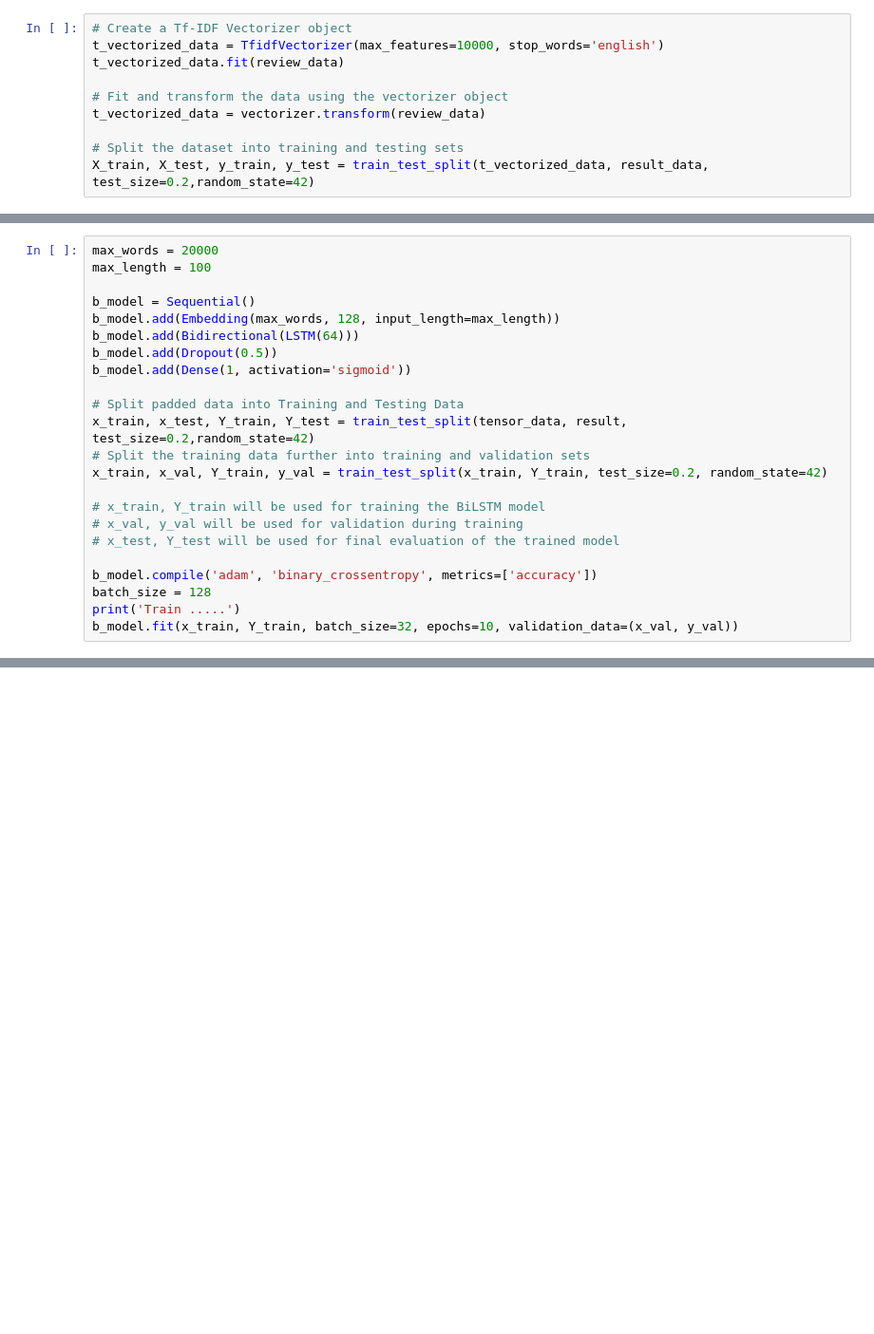
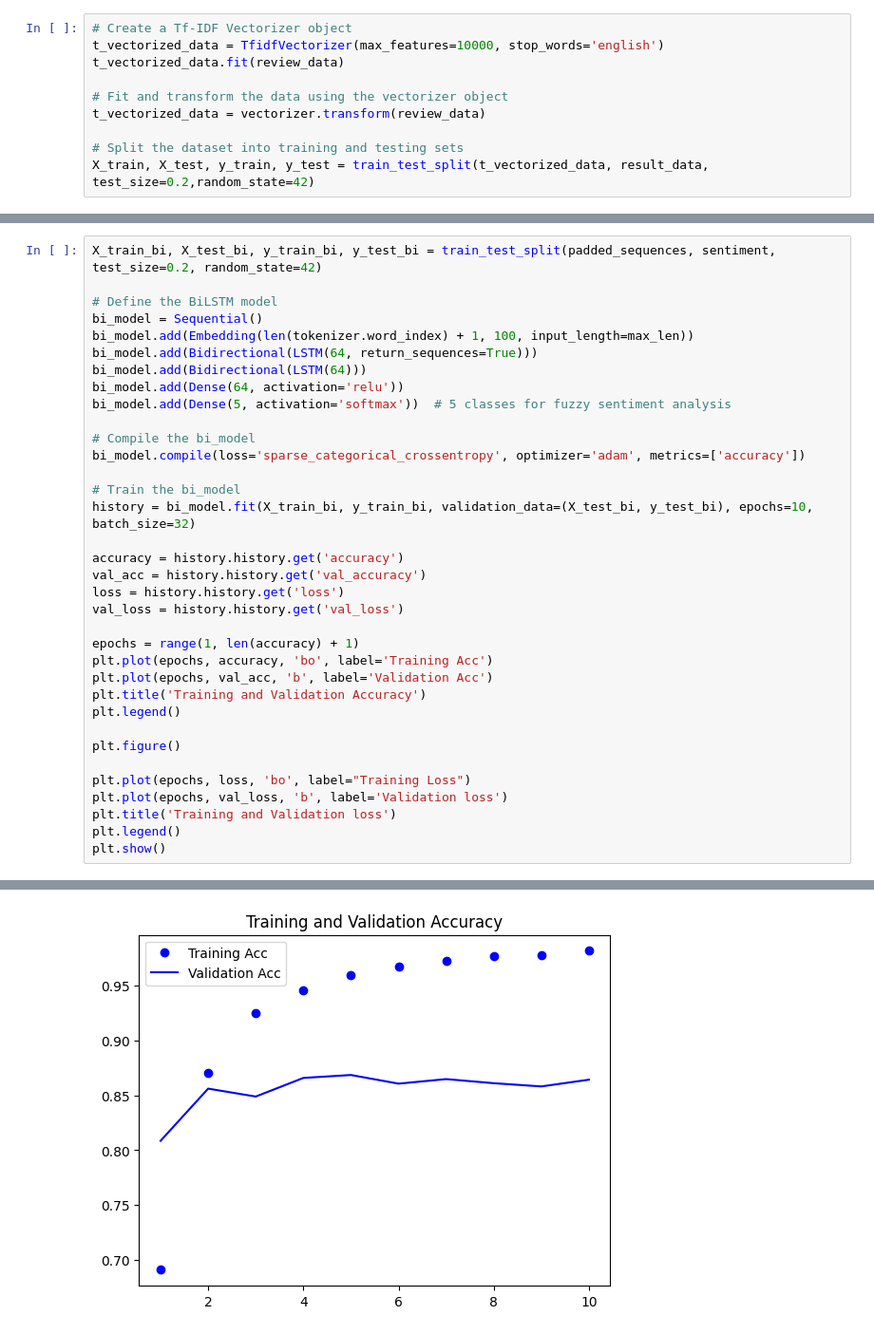
Before and after one commit to rujal408/fuzzy-sentiment, a Jupyter notebook: googlesentiment.ipynb, the cells around one changed output, grey strips where cells are left out. Shown at 95% size. Cells and saved outputs as stored; diff of their text form; blank space fills up the shorter version.

```diff
--- a/googlesentiment.ipynb
+++ b/googlesentiment.ipynb
@@ -261,24 +250,36 @@ Shape of result tensor:  (37427,)
 # %%
-max_words = 20000
-max_length = 100
+X_train_bi, X_test_bi, y_train_bi, y_test_bi = train_test_split(padded_sequences, sentiment, test_size=0.2, random_state=42)
 
-b_model = Sequential()
-b_model.add(Embedding(max_words, 128, input_length=max_length))
-b_model.add(Bidirectional(LSTM(64)))
-b_model.add(Dropout(0.5))
-b_model.add(Dense(1, activation='sigmoid'))
+# Define the BiLSTM model
+bi_model = Sequential()
+bi_model.add(Embedding(len(tokenizer.word_index) + 1, 100, input_length=max_len))
+bi_model.add(Bidirectional(LSTM(64, return_sequences=True)))
+bi_model.add(Bidirectional(LSTM(64)))
+bi_model.add(Dense(64, activation='relu'))
+bi_model.add(Dense(5, activation='softmax'))  # 5 classes for fuzzy sentiment analysis
 
-# Split padded data into Training and Testing Data
-x_train, x_test, Y_train, Y_test = train_test_split(tensor_data, result, test_size=0.2,random_state=42)
-# Split the training data further into training and validation sets
-x_train, x_val, Y_train, y_val = train_test_split(x_train, Y_train, test_size=0.2, random_state=42)
+# Compile the bi_model
+bi_model.compile(loss='sparse_categorical_crossentropy', optimizer='adam', metrics=['accuracy'])
 
-# x_train, Y_train will be used for training the BiLSTM model
-# x_val, y_val will be used for validation during training
-# x_test, Y_test will be used for final evaluation of the trained model
+# Train the bi_model
+history = bi_model.fit(X_train_bi, y_train_bi, validation_data=(X_test_bi, y_test_bi), epochs=10, batch_size=32)
 
-b_model.compile('adam', 'binary_crossentropy', metrics=['accuracy'])
-batch_size = 128
-print('Train .....')
-b_model.fit(x_train, Y_train, batch_size=32, epochs=10, validation_data=(x_val, y_val))
+accuracy = history.history.get('accuracy')
+val_acc = history.history.get('val_accuracy')
+loss = history.history.get('loss')
+val_loss = history.history.get('val_loss')
+
+epochs = range(1, len(accuracy) + 1)
+plt.plot(epochs, accuracy, 'bo', label='Training Acc')
+plt.plot(epochs, val_acc, 'b', label='Validation Acc')
+plt.title('Training and Validation Accuracy')
+plt.legend()
+
+plt.figure()
+
+plt.plot(epochs, loss, 'bo', label="Training Loss")
+plt.plot(epochs, val_loss, 'b', label='Validation loss')
+plt.title('Training and Validation loss')
+plt.legend()
+plt.show()
 # %% [output]
@@ -286,0 +306 @@ Epoch 1/10
+[figure, added]
```
Also changed, not shown: parts of 12 cells of this notebook.
